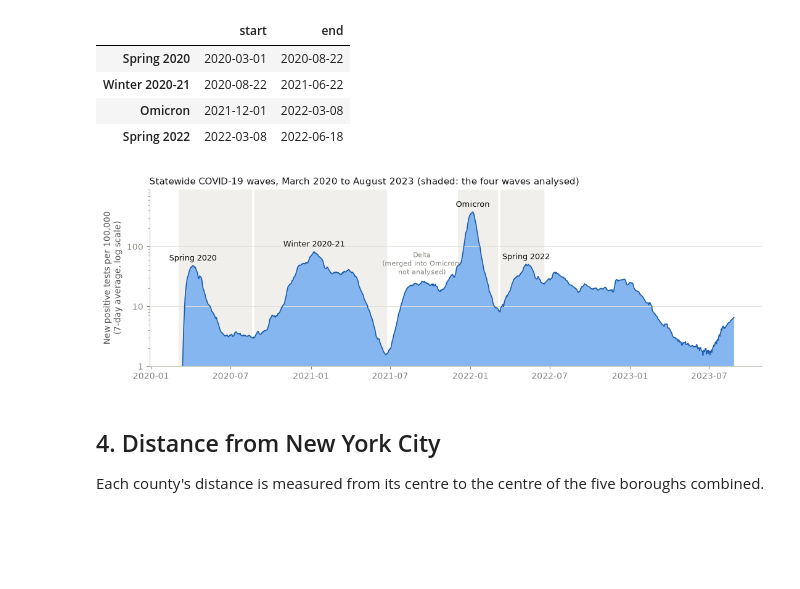
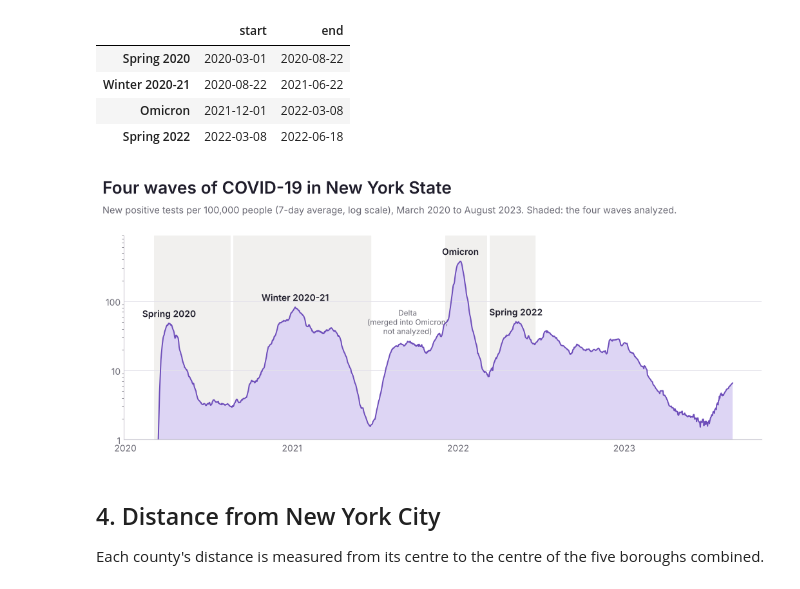
Before and after one commit to MyreLab/ny-covid-waves, a Jupyter notebook: ny_covid_waves.ipynb, the cells around one changed output. Saved outputs shown, nothing was run; the diff lists cells and outputs as text; code cells hidden in the pictures; blank space fills up the shorter version.

```diff
--- a/ny_covid_waves.ipynb
+++ b/ny_covid_waves.ipynb
@@ -112,29 +125,33 @@ pd.DataFrame(waves, index=['start', 'end']).T.map(lambda d: d.date())
 | Omicron | 2021-12-01 | 2022-03-08 |
 | Spring 2022 | 2022-03-08 | 2022-06-18 |
 # %%
-fig, ax = plt.subplots(figsize=(11, 3.6))
-ax.fill_between(state.index, state['rate_7d'], color='#86b6ef', lw=0)
-ax.plot(state.index, state['rate_7d'], color='#1c5cab', lw=1.2)
+fig = plt.figure(figsize=(11, 4.8))
+header(fig, 'Four waves of COVID-19 in New York State',
+       'New positive tests per 100,000 people (7-day average, log scale), March 2020 to August 2023. '
+       'Shaded: the four waves analyzed.')
+ax = fig.add_axes([0.075, 0.09, 0.9, 0.66])
+ax.fill_between(state.index, state['rate_7d'], color=LAVENDER, lw=0)
+ax.plot(state.index, state['rate_7d'], color=PURPLE, lw=1.4)
 for name, (start, end) in waves.items():
-    ax.axvspan(start, end, color='#f0efec', zorder=0)
+    ax.axvspan(start, end, color=SHADE, zorder=0)
     ax.axvline(start, color='white', lw=3, zorder=0)
     peak_day = state.loc[start:end, 'rate_7d'].idxmax()
-    ax.annotate(name, (peak_day, state.loc[peak_day, 'rate_7d']), xytext=(0, 6), textcoords='offset points',
-                ha='center', fontsize=9, color=INK)
+    ax.annotate(name, (peak_day, state.loc[peak_day, 'rate_7d']), xytext=(0, 7), textcoords='offset points',
+                ha='center', fontsize=10, fontweight='semibold', color=INK)
 delta_peak = state.loc['2021-07-01':'2021-10-31', 'rate_7d'].idxmax()
-ax.annotate('Delta\n(merged into Omicron;\nnot analysed)', (delta_peak, state.loc[delta_peak, 'rate_7d']), xytext=(0, 8),
-            textcoords='offset points', ha='center', fontsize=8, color=MUTED)
+ax.annotate('Delta\n(merged into Omicron;\nnot analyzed)', (delta_peak, state.loc[delta_peak, 'rate_7d']), xytext=(0, 8),
+            textcoords='offset points', ha='center', fontsize=8.5, color=MUTED)
 ax.set_yscale('log')
 ax.set_ylim(1, 900)
 ax.yaxis.set_major_formatter(plt.FuncFormatter(lambda v, _: f'{v:,.0f}'))
-ax.set_ylabel('New positive tests per 100,000\n(7-day average, log scale)')
-ax.grid(axis='y', color=GRID, lw=0.6)
-ax.set_title('Statewide COVID-19 waves, March 2020 to August 2023 (shaded: the four waves analysed)', loc='left', fontsize=11)
-fig.tight_layout()
+ax.grid(axis='y', color=GRID, lw=0.7)
+ax.tick_params(length=0)
+ax.xaxis.set_major_locator(mdates.YearLocator())
+ax.xaxis.set_major_formatter(mdates.DateFormatter('%Y'))
 fig.savefig('img/statewide_waves.png', dpi=150)
 plt.show()
 # %% [output]
-[figure, old version]
+[figure, new version]
 # %% [markdown]
 ## 4. Distance from New York City
 
```
Also changed, not shown: parts of 3 cells of this notebook, 3 other files.
